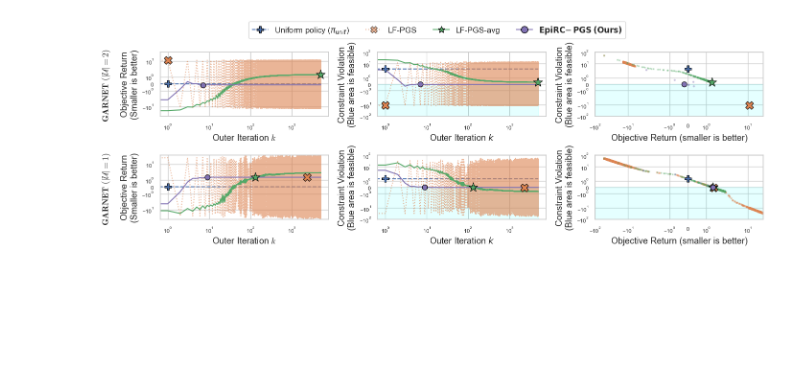
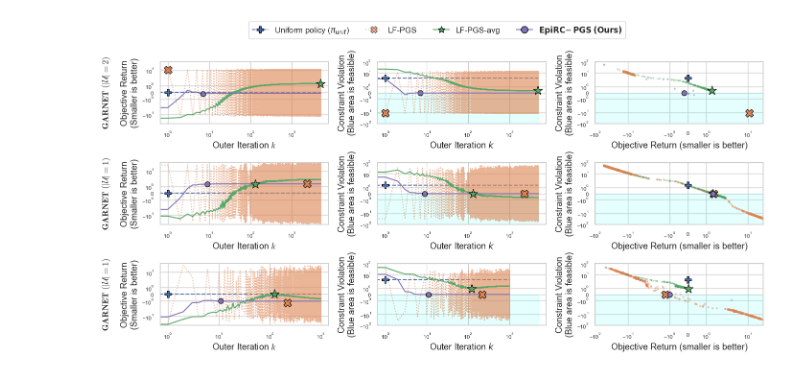
Before and after one commit to matsuolab/RCMDP-Epigraph, a Jupyter notebook: plot-all.ipynb, the cells around one changed output. Saved outputs shown, nothing was run; the diff lists cells and outputs as text; code cells hidden in the pictures; blank space fills up the shorter version.

Commit message:
Add KL result

```diff
--- a/plot-all.ipynb
+++ b/plot-all.ipynb
@@ -17,7 +17,7 @@ import seaborn as sns
 import matplotlib.pyplot as plt
 plt.rcParams["font.family"] = "serif"
 
-fig = plt.figure(figsize=(14, 4.5))
+fig = plt.figure(figsize=(14, 6.5))
 sns.set_theme(font_scale=1.1)
 axes = []
 ticksize = 8
@@ -34,7 +34,7 @@ with open(f"results/{FIGNAME}.pkl", "rb") as f:
 
 # plot objective return vs violation
 with sns.axes_style("whitegrid"):
-    ax = fig.add_subplot(233)
+    ax = fig.add_subplot(333)
     ax.fill_between(x=[-100, 100], y1=-100, y2=0, color="cyan", alpha=0.1)
     for name, J_v in algos.items():
         J_list, v_list = J_v
@@ -63,7 +63,7 @@ with sns.axes_style("whitegrid"):
 
 # plot violation
 with sns.axes_style("whitegrid"):
-    ax = fig.add_subplot(232)
+    ax = fig.add_subplot(332)
     ax.fill_between(x=[0, 5000], y1=-100, y2=0, color="cyan", alpha=0.1)
     for name, J_v in algos.items():
         J_list, v_list = J_v
@@ -82,7 +82,7 @@ with sns.axes_style("whitegrid"):
 
 # plot objective return
 with sns.axes_style("whitegrid"):
-    ax = fig.add_subplot(231)
+    ax = fig.add_subplot(331)
 
     for name, J_v in algos.items():
         J_list, v_list = J_v
@@ -109,7 +109,7 @@ with open(f"results/{FIGNAME}.pkl", "rb") as f:
 
 # plot objective return vs violation
 with sns.axes_style("whitegrid"):
-    ax = fig.add_subplot(236)
+    ax = fig.add_subplot(336)
     ax.fill_between(x=[-100, 100], y1=-100, y2=0, color="cyan", alpha=0.1)
     for name, J_v in algos.items():
         J_list, v_list = J_v
@@ -139,7 +139,7 @@ with sns.axes_style("whitegrid"):
 
 # plot violation
 with sns.axes_style("whitegrid"):
-    ax = fig.add_subplot(235)
+    ax = fig.add_subplot(335)
     ax.fill_between(x=[0, 5000], y1=-100, y2=0, color="cyan", alpha=0.1)
     for name, J_v in algos.items():
         J_list, v_list = J_v
@@ -157,7 +157,7 @@ with sns.axes_style("whitegrid"):
 
 # plot objective return
 with sns.axes_style("whitegrid"):
-    ax = fig.add_subplot(234)
+    ax = fig.add_subplot(334)
 
     for name, J_v in algos.items():
         J_list, v_list = J_v
@@ -172,6 +172,81 @@ with sns.axes_style("whitegrid"):
     ax.tick_params(axis='both', which='major', labelsize=ticksize)
 
     title = ax.set_title(r"$\mathbf{GARNET}$ $(|\mathcal{U}|=1)$", rotation="vertical", x=-0.32, y=-0.1)
+
+
+# ===== Plot 3 =====
+
+FIGNAME = "KL/garnet-env-9-4-2-1.0-0.991"
+
+with open(f"results/{FIGNAME}.pkl", "rb") as f:
+    algos = pickle.load(f)
+
+# plot objective return vs violation
+with sns.axes_style("whitegrid"):
+    ax = fig.add_subplot(339)
+    ax.fill_between(x=[-100, 100], y1=-100, y2=0, color="cyan", alpha=0.1)
+    for name, J_v in algos.items():
+        J_list, v_list = J_v
+        J, v = J_list.mean(axis=0), v_list.mean(axis=0)
+        plt.scatter(J, v, marker=marker[name], s=5, color=colors[name], alpha=0.3)
+
+        # if a feasible policy exist, emphasize the best policy
+        if np.sum(v <= 0) > 0:
+            vio_J = np.where(v <= 0, J, np.infty)
+            best_idx[name] = np.argmin(vio_J)
+        else:
+            best_idx[name] = np.argmin(v)
+
+        if name == Unif:
+            best_idx[name] = 1
+        plt.scatter(J[best_idx[name]], v[best_idx[name]], marker=marker[name], color=colors[name], s=markersize[name], edgecolors="black", linewidths=0.8, zorder=2)
+
+    plt.xscale("symlog")
+    plt.yscale("symlog")
+    plt.ylim(-100, 100)
+    plt.xlim(-100, 30)
+    plt.ylabel("Constraint Violation" "\n" r"(Blue area is feasible)")
+    plt.xlabel("Objective Return (smaller is better)")
+    plt.rcParams["mathtext.fontset"] = 'dejavusans'
+    ax.tick_params(axis='both', which='major', labelsize=ticksize)
+
+
+# plot violation
+with sns.axes_style("whitegrid"):
+    ax = fig.add_subplot(338)
+    ax.fill_between(x=[0, 5000], y1=-100, y2=0, color="cyan", alpha=0.1)
+    for name, J_v in algos.items():
+        J_list, v_list = J_v
+        J, v = J_list.mean(axis=0), v_list.mean(axis=0)
+        plt.plot(np.arange(len(v)), v, label=name, linestyle=linestyle[name], alpha=alphas[name], color=colors[name], zorder=1)
+        plt.scatter(best_idx[name], v[best_idx[name]], marker=marker[name], color=colors[name], s=markersize[name], edgecolors="black", linewidths=0.8, zorder=2)
+    plt.xscale("log")
+    plt.yscale("symlog")
+    plt.ylim(-100, 100)
+    plt.ylabel("Constraint Violation" "\n" r"(Blue area is feasible)")
+    plt.rcParams["mathtext.fontset"] = 'cm'
+    plt.xlabel(iteration_label)
+    ax.tick_params(axis='both', which='major', labelsize=ticksize)
+
+
+# plot objective return
+with sns.axes_style("whitegrid"):
+    ax = fig.add_subplot(337)
+
+    for name, J_v in algos.items():
+        J_list, v_list = J_v
+        J, v = J_list.mean(axis=0), v_list.mean(axis=0)
+        plt.plot(np.arange(len(J)), J,  label=name, linestyle=linestyle[name], alpha=alphas[name], color=colors[name], zorder=1)
+        plt.scatter(best_idx[name], J[best_idx[name]], marker=marker[name], color=colors[name], s=markersize[name], edgecolors="black", linewidths=0.8, zorder=2)
+    plt.ylim(None, 50)
+    plt.xscale("log")
+    plt.yscale("symlog")
+    plt.ylabel("Objective Return" "\n" "(Smaller is better)")
+    plt.xlabel(iteration_label)
+    ax.tick_params(axis='both', which='major', labelsize=ticksize)
+
+    title = ax.set_title(r"$\mathbf{GARNET}$ $(|\mathcal{U}|=1)$", rotation="vertical", x=-0.32, y=-0.1)
+
 
 # ===== Legend =====
 
@@ -193 +269 @@ plt.savefig(f"results/all.png", bbox_extra_artists=(lgd, ), bbox_inches="tight")
-[figure, old version]
+[figure, new version]
```
Also changed, not shown: parts of 2 cells of this notebook, 9 other files.
